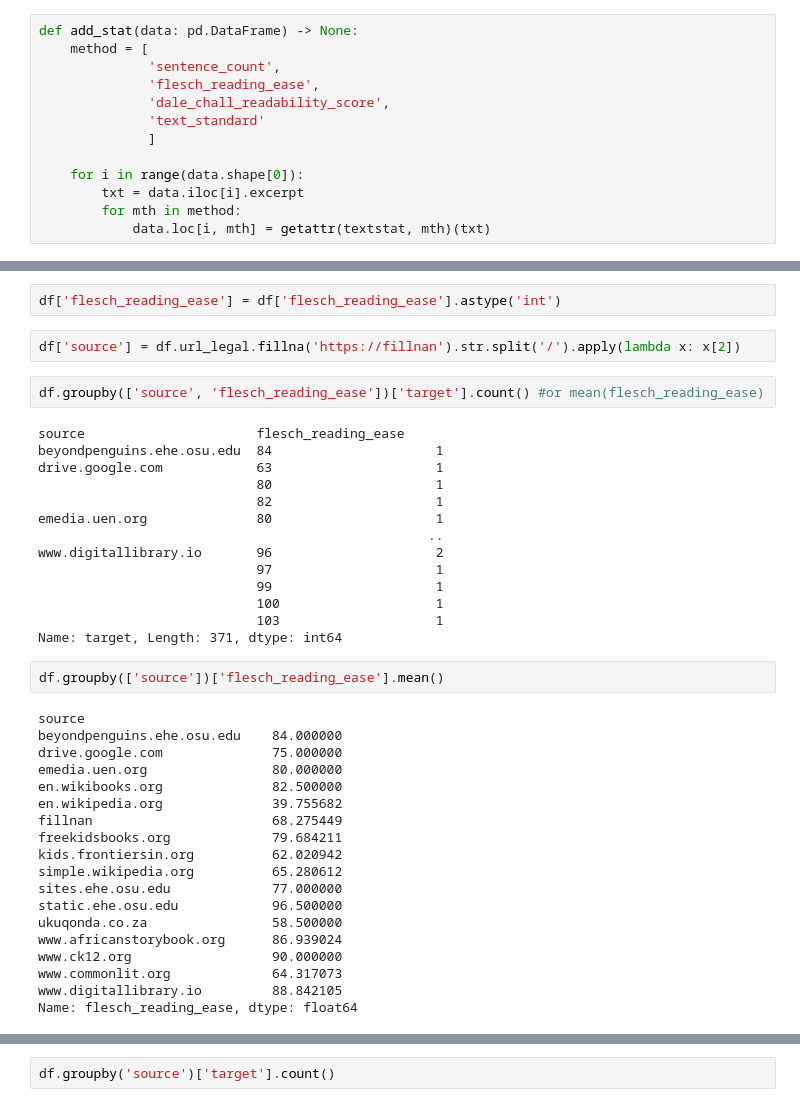
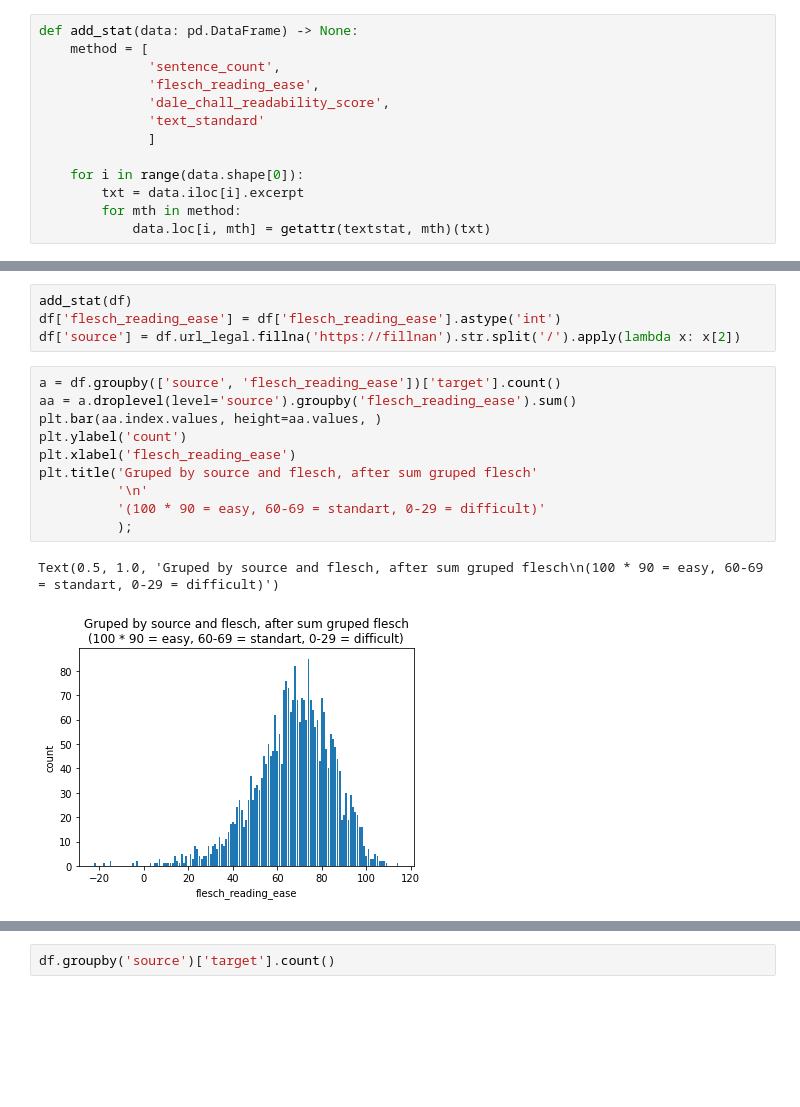
Before and after one commit to beifa/CommonLit, a Jupyter notebook: Description&eda.ipynb, the cells around one changed output, grey strips where cells are left out. Saved outputs shown, nothing was run; the diff lists cells and outputs as text; blank space fills up the shorter version.

```diff
--- a/Description&eda.ipynb
+++ b/Description&eda.ipynb
@@ -291,41 +283,17 @@ df.head(2)
-# %%
-df['flesch_reading_ease'] = df['flesch_reading_ease'].astype('int')
 # %%
+add_stat(df)
+df['flesch_reading_ease'] = df['flesch_reading_ease'].astype('int')
 df['source'] = df.url_legal.fillna('https://fillnan').str.split('/').apply(lambda x: x[2])
-# %%
-df.groupby(['source', 'flesch_reading_ease'])['target'].count() #or mean(flesch_reading_ease)
-# %% [output]
-source                      flesch_reading_ease
-beyondpenguins.ehe.osu.edu  84                     1
-drive.google.com            63                     1
-                            80                     1
-                            82                     1
-emedia.uen.org              80                     1
-                                                  ..
-www.digitallibrary.io       96                     2
-                            97                     1
-                            99                     1
-                            100                    1
-                            103                    1
-Name: target, Length: 371, dtype: int64
-# %%
-df.groupby(['source'])['flesch_reading_ease'].mean()
-# %% [output]
-source
-beyondpenguins.ehe.osu.edu    84.000000
-drive.google.com              75.000000
-emedia.uen.org                80.000000
-en.wikibooks.org              82.500000
-en.wikipedia.org              39.755682
-fillnan                       68.275449
-freekidsbooks.org             79.684211
-kids.frontiersin.org          62.020942
-simple.wikipedia.org          65.280612
-sites.ehe.osu.edu             77.000000
-static.ehe.osu.edu            96.500000
-ukuqonda.co.za                58.500000
-www.africanstorybook.org      86.939024
-www.ck12.org                  90.000000
-www.commonlit.org             64.317073
-www.digitallibrary.io         88.842105
-Name: flesch_reading_ease, dtype: float64
+# %%
+a = df.groupby(['source', 'flesch_reading_ease'])['target'].count()
+aa = a.droplevel(level='source').groupby('flesch_reading_ease').sum()
+plt.bar(aa.index.values, height=aa.values, )
+plt.ylabel('count')
+plt.xlabel('flesch_reading_ease')
+plt.title('Gruped by source and flesch, after sum gruped flesch'
+          '\n'
+          '(100 * 90 = easy, 60-69 = standart, 0-29 = difficult)'
+          );
+# %% [output]
+Text(0.5, 1.0, 'Gruped by source and flesch, after sum gruped flesch\n(100 * 90 = easy, 60-69 = standart, 0-29 = difficult)')
+[figure, added]
```
Also changed, not shown: parts of 21 cells of this notebook.
